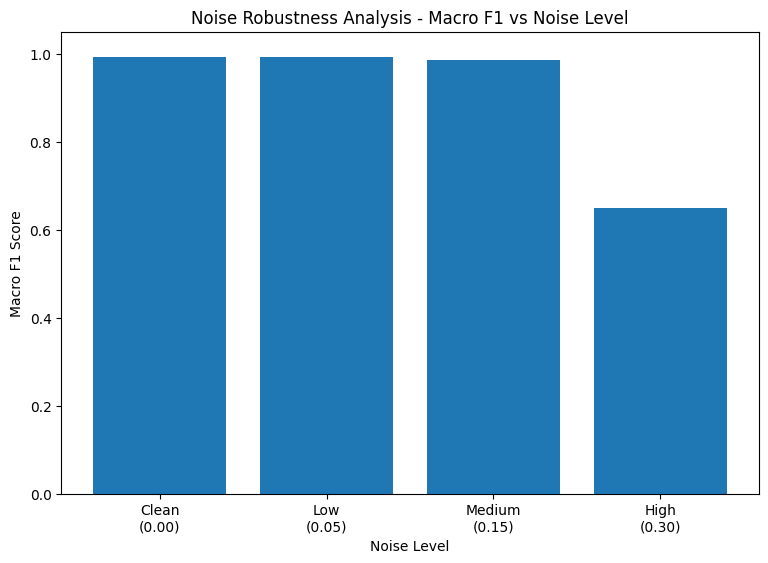
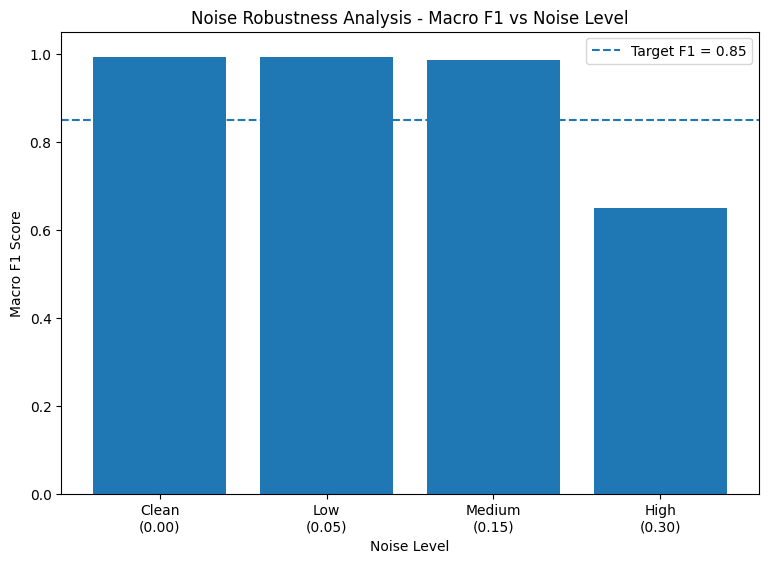
The change to this notebook cell's code, shown as a diff; its figure went from the first image to the second:
--- before
+++ after
@@ -6,4 +6,10 @@
 )
 
+plt.axhline(
+    y=0.85,
+    linestyle="--",
+    label="Target F1 = 0.85"
+)
+
 plt.xlabel("Noise Level")
 plt.ylabel("Macro F1 Score")
@@ -11,3 +17,4 @@
 
 plt.ylim(0, 1.05)
+plt.legend()
 plt.show()

Commit: eval: add target f1 reference line to robustness chart (fixes #16)